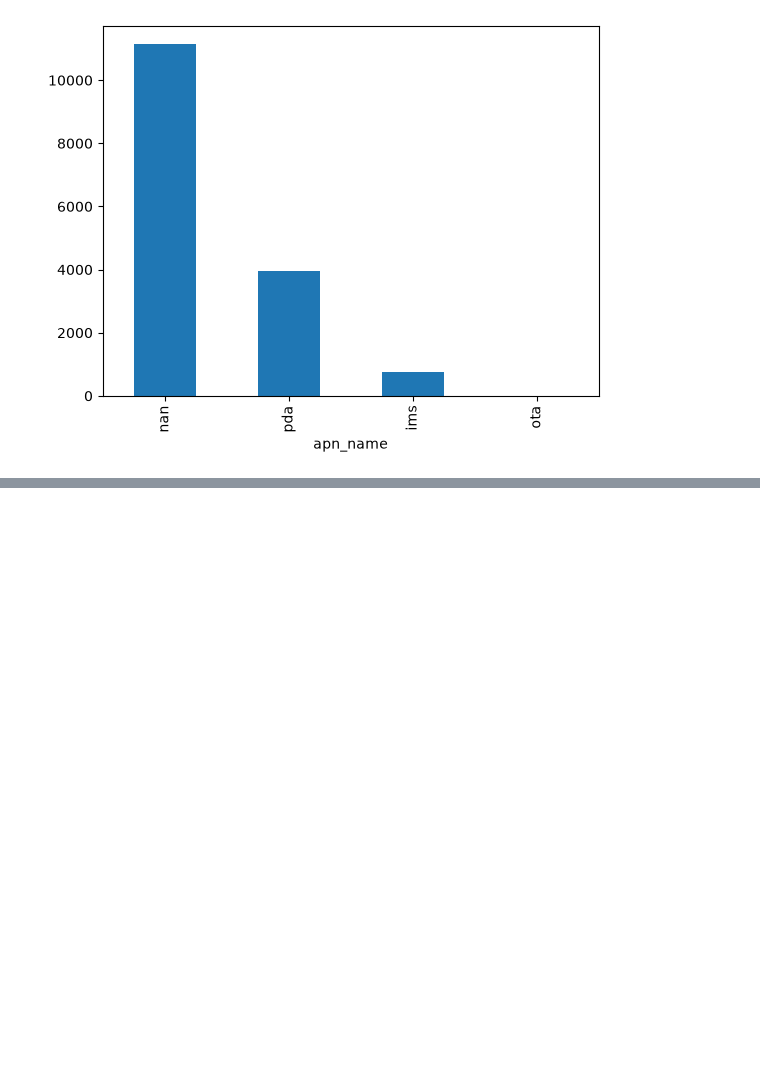
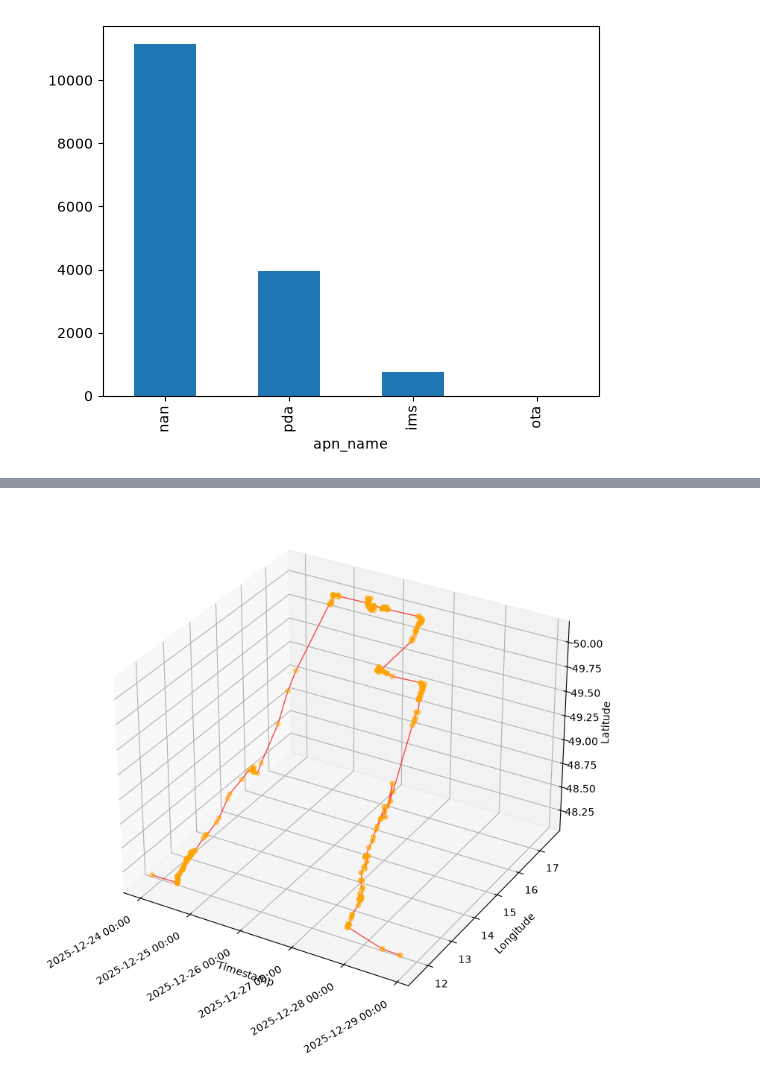
Before and after one commit to klehtma/DataSciProject, a Jupyter notebook: data_cleaning.ipynb, the cells around one changed output, grey strips where cells are left out. Drawn from its saved outputs; the diff is of its cells as text; code cells hidden in the pictures; blank space fills up the shorter version.

```diff
--- a/data_cleaning.ipynb
+++ b/data_cleaning.ipynb
@@ -135,0 +295,38 @@ Index(['step', 'rat_id', 'eci_nci', 'network', 'timestamp', 'latitude',
+# %%
+
+import matplotlib.pyplot as plt
+from mpl_toolkits.mplot3d import Axes3D
+import matplotlib.dates as mdates
+import numpy as np
+
+sub_data = data.drop_duplicates(subset=["latitude", "longitude"]).head(600)
+
+latitude, longitude = sub_data["latitude"], sub_data["longitude"]
+timestamp = sub_data["timestamp"]
+
+
+timestamp = pd.to_datetime(timestamp)
+
+fig = plt.figure(figsize=(14, 10))
+ax = fig.add_subplot(111, projection="3d")
+
+x_vals = mdates.date2num(timestamp)
+y_vals = longitude.values
+z_vals = latitude.values
+
+
+ax.plot(x_vals, y_vals, z_vals, color="red", linewidth=1, alpha=0.7, zorder=2)
+
+ax.scatter(x_vals, y_vals, z_vals, color="orange", s=20, alpha=0.8, zorder=3)
+
+ax.xaxis.set_major_formatter(mdates.DateFormatter("%Y-%m-%d %H:%M"))
+fig.autofmt_xdate()
+
+ax.set_xlabel("Timestamp")
+ax.set_ylabel("Longitude")
+ax.set_zlabel("Latitude")
+
+plt.tight_layout()
+plt.show()
+# %% [output]
+[figure, added]
```
Also changed, not shown: parts of 10 cells of this notebook, 30 other files.
